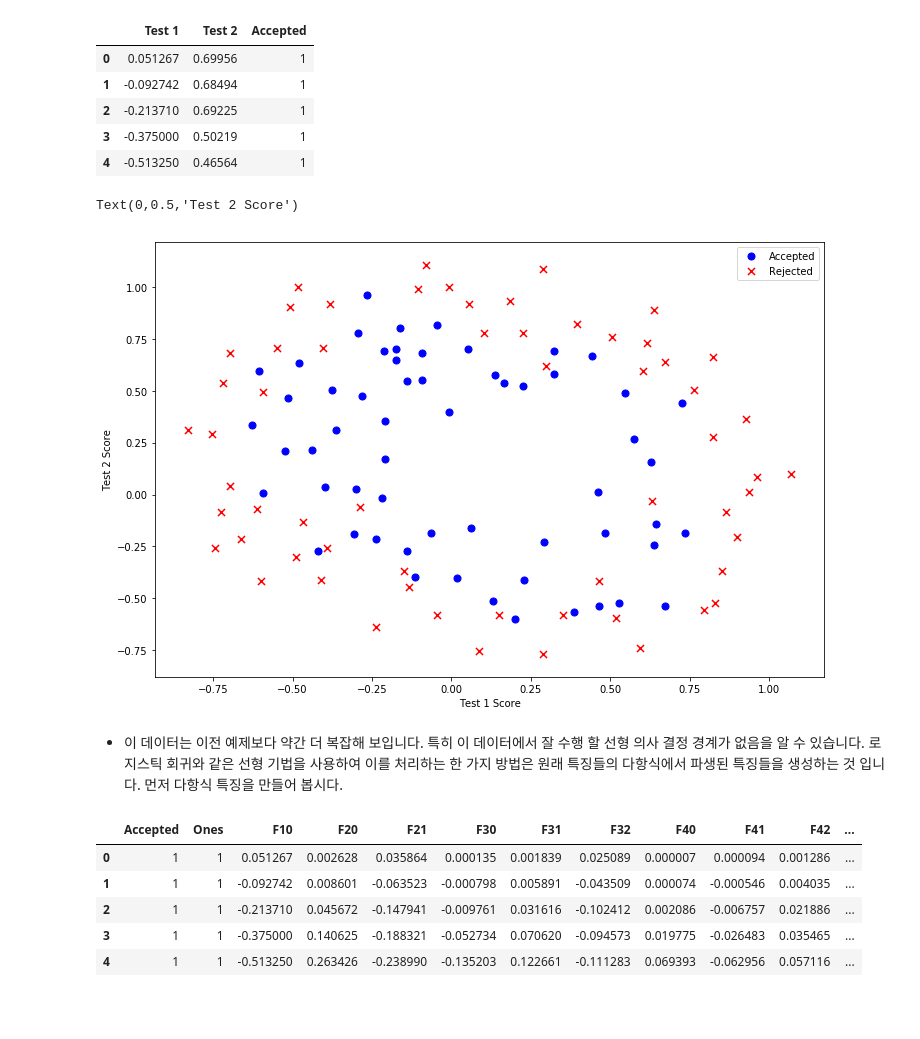
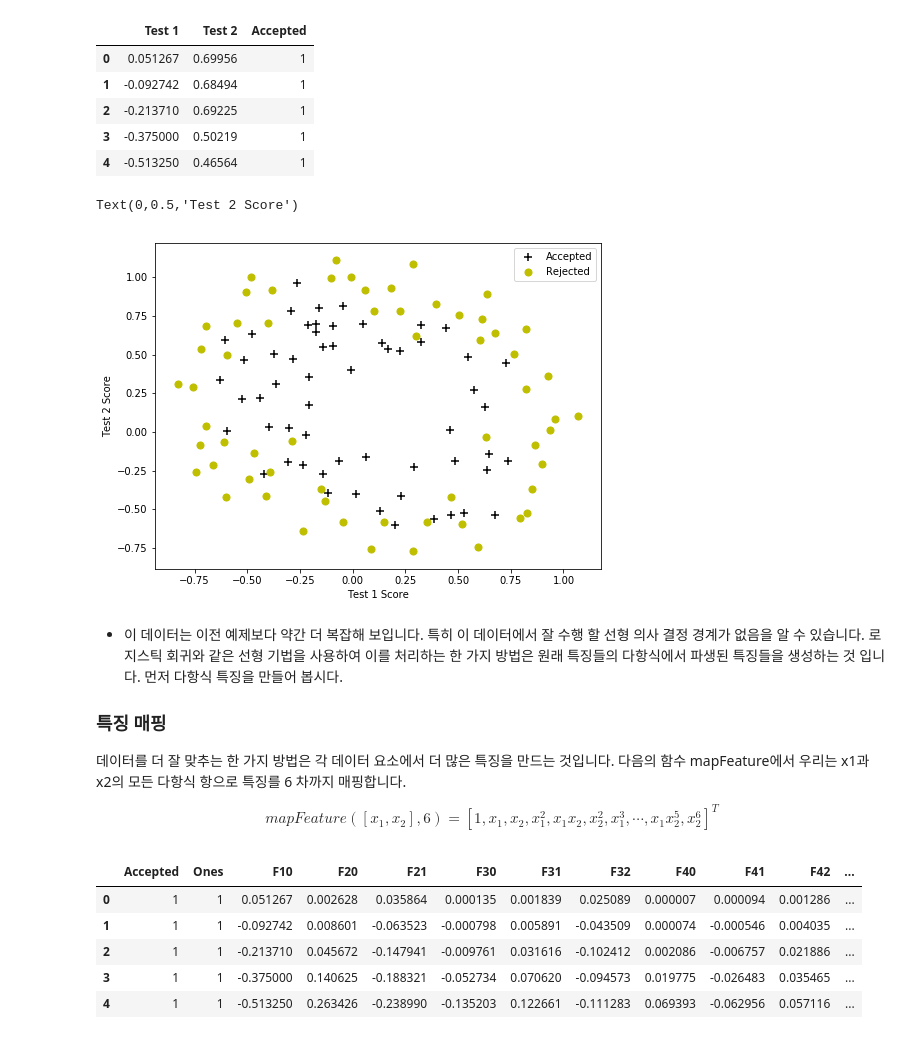
Before and after one commit to junji64/Machine-Learning, a Jupyter notebook: Machine Learning Exercise #2 - Logistic Regression.ipynb, the cells around one changed output. Cells and saved outputs as stored; diff of their text form; code cells hidden in the pictures; blank space fills up the shorter version.

```diff
--- a/Machine Learning Exercise #2 - Logistic Regression.ipynb
+++ b/Machine Learning Exercise #2 - Logistic Regression.ipynb
@@ -174,16 +197,21 @@ data2.head()
 # %%
 positive = data2[data2['Accepted'].isin([1])]
 negative = data2[data2['Accepted'].isin([0])]
 
-fig, ax = plt.subplots(figsize=(12,8))
-ax.scatter(positive['Test 1'], positive['Test 2'], s=50, c='b', marker='o', label='Accepted')
-ax.scatter(negative['Test 1'], negative['Test 2'], s=50, c='r', marker='x', label='Rejected')
+fig, ax = plt.subplots(figsize=(8,6))
+ax.scatter(positive['Test 1'], positive['Test 2'], s=50, c='k', marker='+', label='Accepted')
+ax.scatter(negative['Test 1'], negative['Test 2'], s=50, c='y', marker='o', label='Rejected')
 ax.legend()
 ax.set_xlabel('Test 1 Score')
 ax.set_ylabel('Test 2 Score')
 # %% [output]
 Text(0,0.5,'Test 2 Score')
-[figure, old version]
+[figure, new version]
 # %% [markdown]
 - 이 데이터는 이전 예제보다 약간 더 복잡해 보입니다. 특히 이 데이터에서 잘 수행 할 선형 의사 결정 경계가 없음을 알 수 있습니다. 로지스틱 회귀와 같은 선형 기법을 사용하여 이를 처리하는 한 가지 방법은 원래 특징들의 다항식에서 파생된 특징들을 생성하는 것 입니다. 먼저 다항식 특징을 만들어 봅시다.
+
+### 특징 매핑
+데이터를 더 잘 맞추는 한 가지 방법은 각 데이터 요소에서 더 많은 특징을 만드는 것입니다. 다음의 함수 mapFeature에서 우리는 x1과 x2의 모든 다항식 항으로 특징를 6 차까지 매핑합니다.
+
+$$ mapFeature([x_1, x_2],6) = [ 1, x_1, x_2, x_1^2, x_1 x_2 , x_2^2, x_1^3, \cdots, x_1x_2^5, x_2^6]^T $$
 # %%
```
Also changed, not shown: parts of 21 cells of this notebook, 1 other file.
